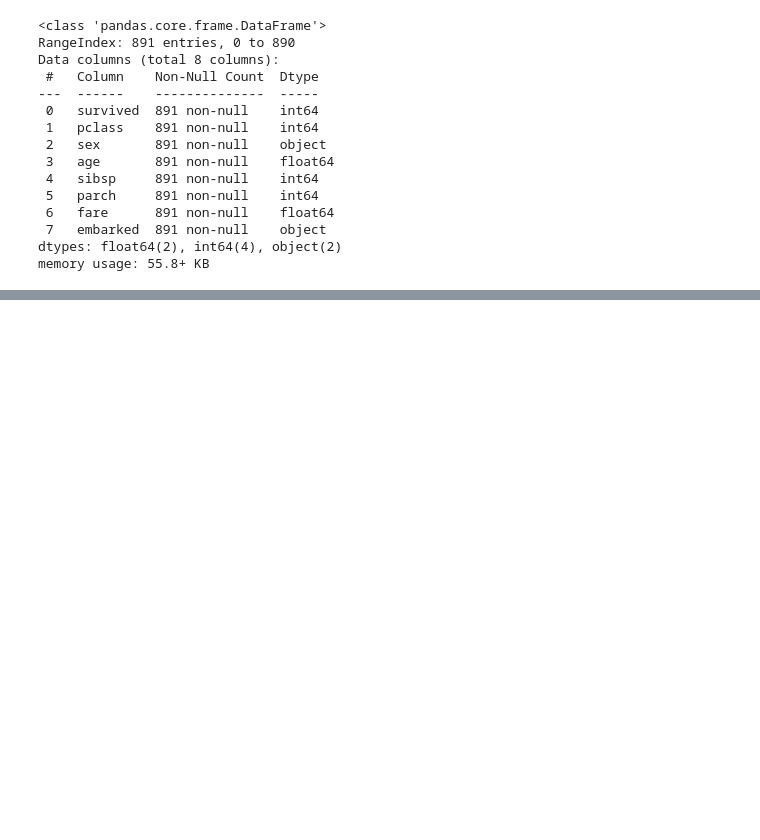
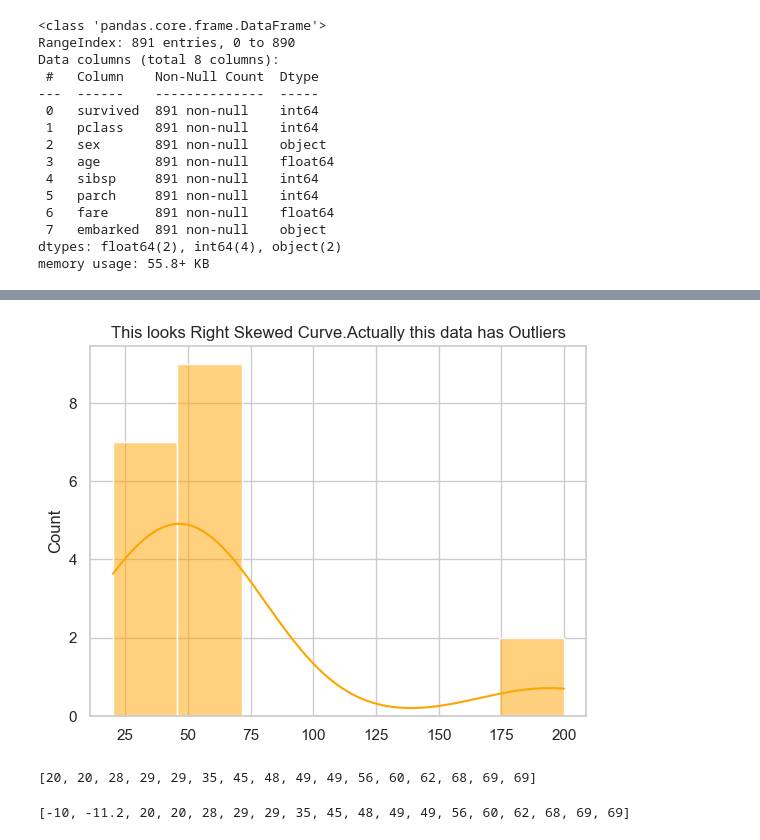
Before and after one commit to rashmiKumari03/Statistics_practical_FSDM_rev, a Jupyter notebook: Statistics_Practical_.ipynb, the cells around one changed output, grey strips where cells are left out. Cells and saved outputs as stored; diff of their text form; code cells hidden in the pictures; blank space fills up the shorter version.

```diff
--- a/Statistics_Practical_.ipynb
+++ b/Statistics_Practical_.ipynb
@@ -1048,0 +1104,4 @@ memory usage: 55.8+ KB
+# %%
+data_1= data.copy()
+# %%
+data_1.sort()
@@ -1048,0 +1114,8 @@ memory usage: 55.8+ KB
+# %%
+# Copy data_1 to data_right_skewed
+data_right_skewed  = data_1.copy()
+# %%
+# Lets add some high values (outliers...)
+
+data_right_skewed.append(188)
+data_right_skewed.append(200)
@@ -1048,0 +1126,11 @@ memory usage: 55.8+ KB
+# %%
+# Lets make the distribution ....with outliers.
+sns.histplot(data_right_skewed,kde=True,color='orange')
+plt.title("This looks Right Skewed Curve.Actually this data has Outliers")
+plt.show()
+# %% [output]
+[figure, added]
+# %%
+data_1
+# %% [output]
+[20, 20, 28, 29, 29, 35, 45, 48, 49, 49, 56, 60, 62, 68, 69, 69]
@@ -1048,0 +1143,4 @@ memory usage: 55.8+ KB
+# %%
+data_left_skewed
+# %% [output]
+[-10, -11.2, 20, 20, 28, 29, 29, 35, 45, 48, 49, 49, 56, 60, 62, 68, 69, 69]
```
Also changed, not shown: parts of 42 cells of this notebook.
